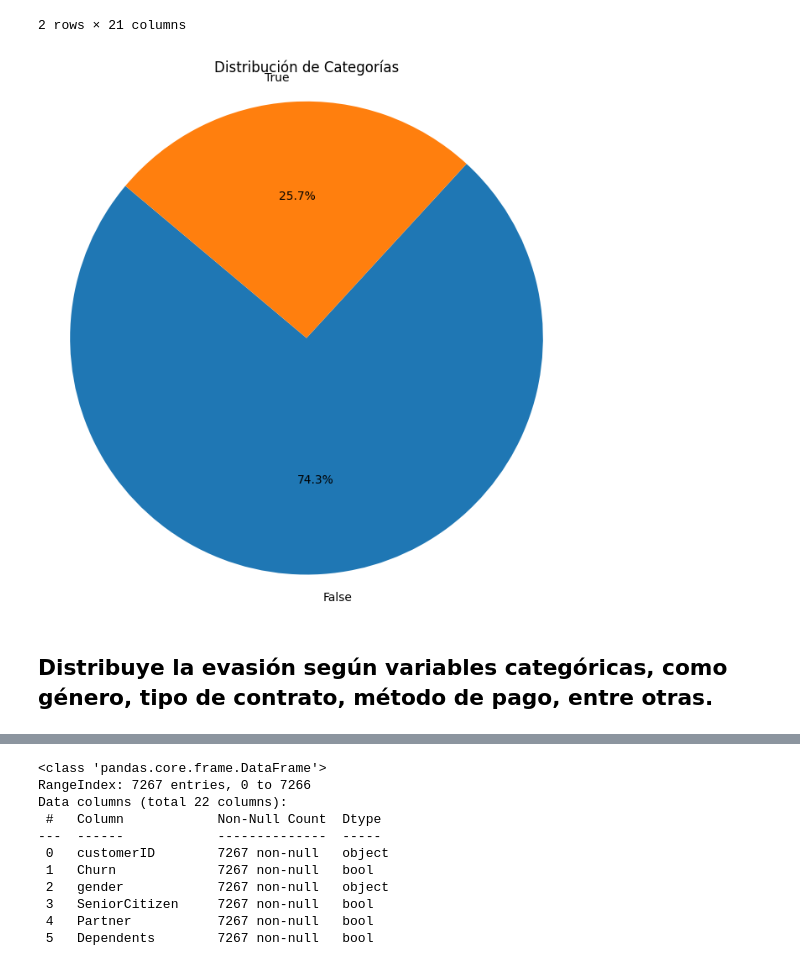
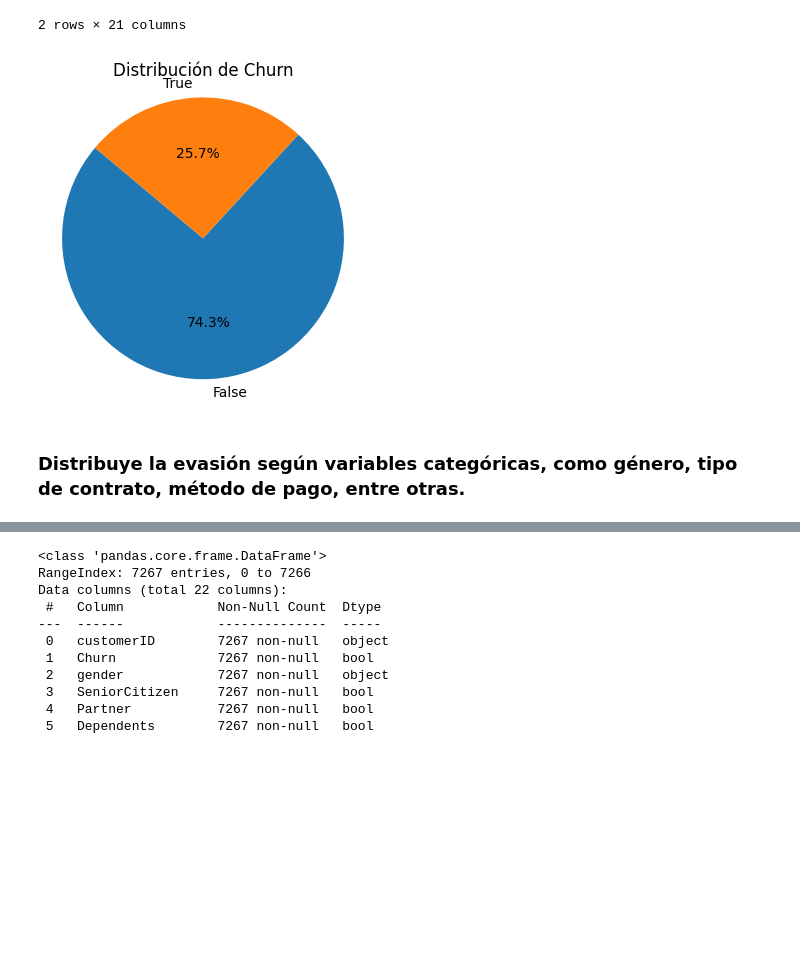
Before and after one commit to mafenavas/challenge_telecom_X, a Jupyter notebook: challenge.ipynb, the cells around one changed output, grey strips where cells are left out. Cells and saved outputs as stored; diff of their text form; code cells hidden in the pictures; blank space fills up the shorter version.

```diff
--- a/challenge.ipynb
+++ b/challenge.ipynb
@@ -235,15 +235,15 @@ churn
 # %%
 import matplotlib.pyplot as plt
 
-plt.figure(figsize=(8, 8))  # Opcional: Ajustar el tamaño del gráfico
+plt.figure(figsize=(4, 4))  # Opcional: Ajustar el tamaño del gráfico
 plt.pie(churn['gender'], labels=churn.index, autopct='%1.1f%%', startangle=140)
-plt.title('Distribución de Categorías')  # Opcional: Añadir un título
+plt.title('Distribución de Churn')  # Opcional: Añadir un título
 plt.axis('equal')  # Asegura que el gráfico sea circular
 plt.show()
 # %% [output]
-[figure, old version]
+[figure, new version]
 # %% [markdown]
-## Distribuye la evasión según variables categóricas, como género, tipo de contrato, método de pago, entre otras.
+### Distribuye la evasión según variables categóricas, como género, tipo de contrato, método de pago, entre otras.
 # %%
 churn_gender_True = gold_data[gold_data['Churn']== True].groupby('gender').count()
 churn_gender_True
```
Also changed, not shown: parts of 22 cells of this notebook.
